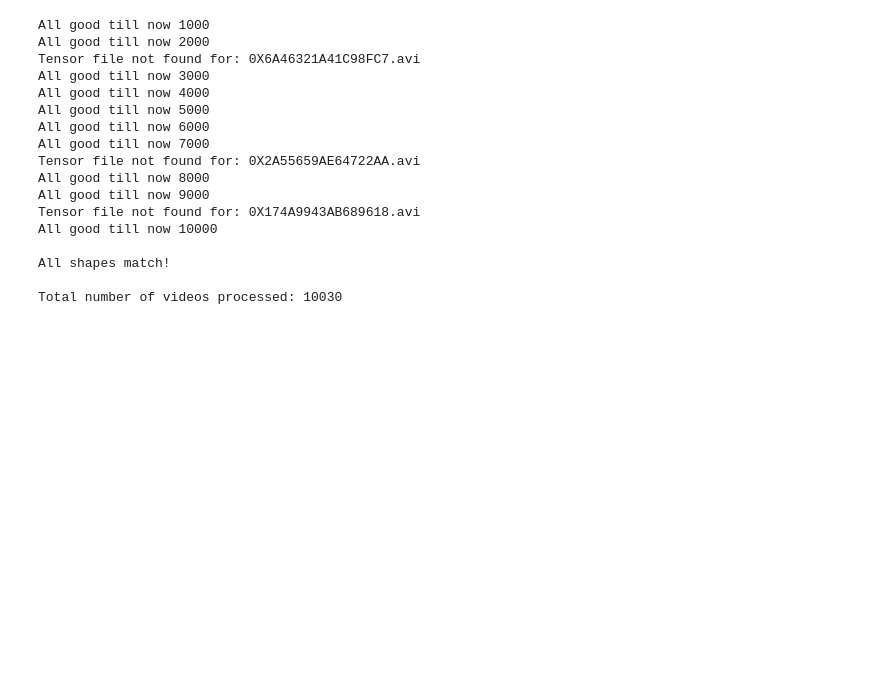
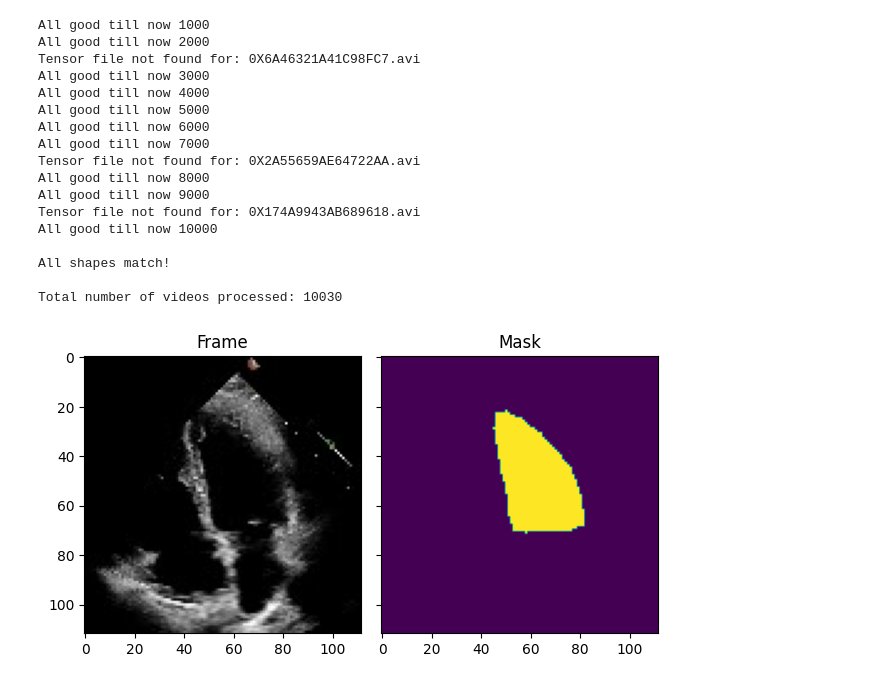
Before and after one commit to harshalchalke31/echoframe, a Jupyter notebook: test2.ipynb, the cells around one changed output. Saved outputs shown, nothing was run; the diff lists cells and outputs as text; code cells hidden in the pictures; blank space fills up the shorter version.

Commit message:
training progress

```diff
--- a/test2.ipynb
+++ b/test2.ipynb
@@ -96,3 +96,12 @@ All good till now 10000
 All shapes match!
 
 Total number of videos processed: 10030
+# %%
+from dataloader import EchoMasks
+dataset = EchoMasks(root="./data/echodynamic/", split='train', batch_size=1)
+
+
+# Call the display_example method
+dataset.display_example(idx=0)
+# %% [output]
+[figure, added]
```
Also changed, not shown: parts of 3 cells of this notebook, 11 other files.
